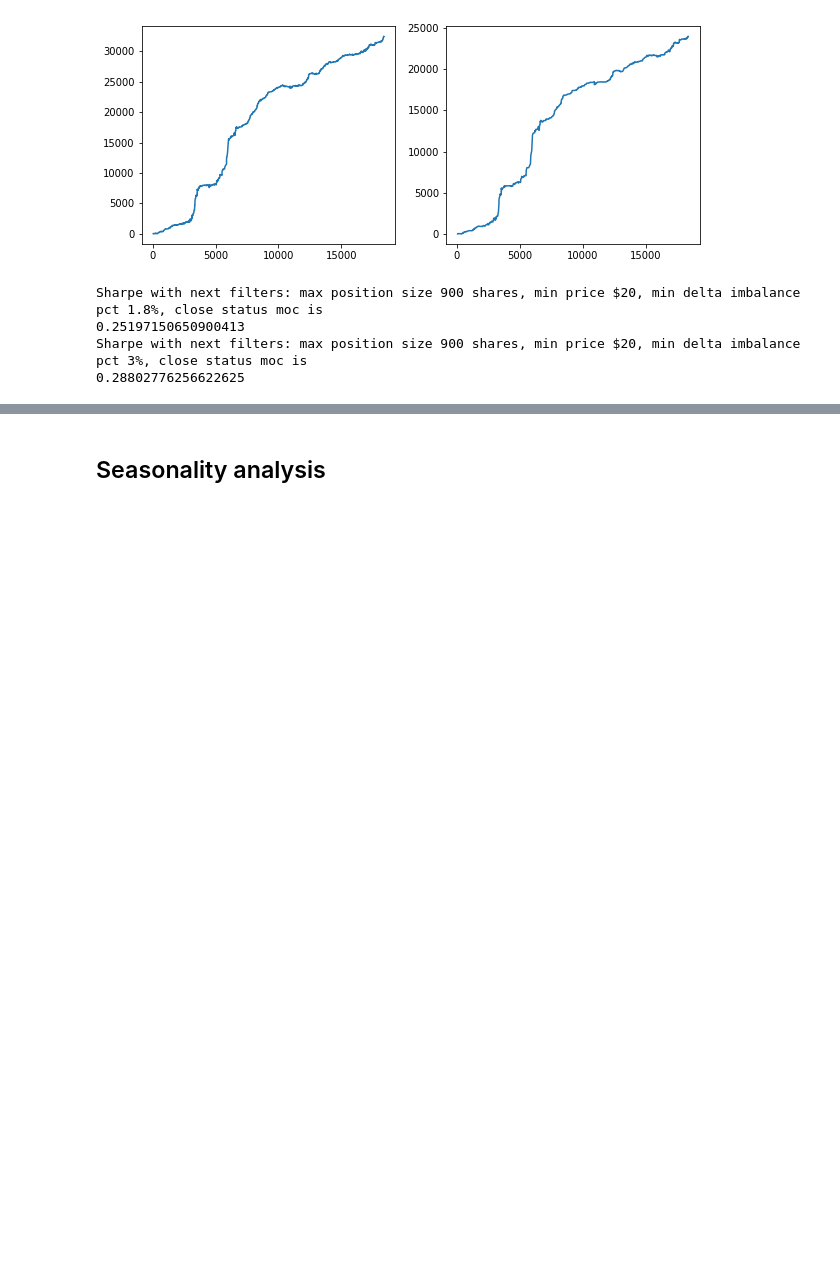
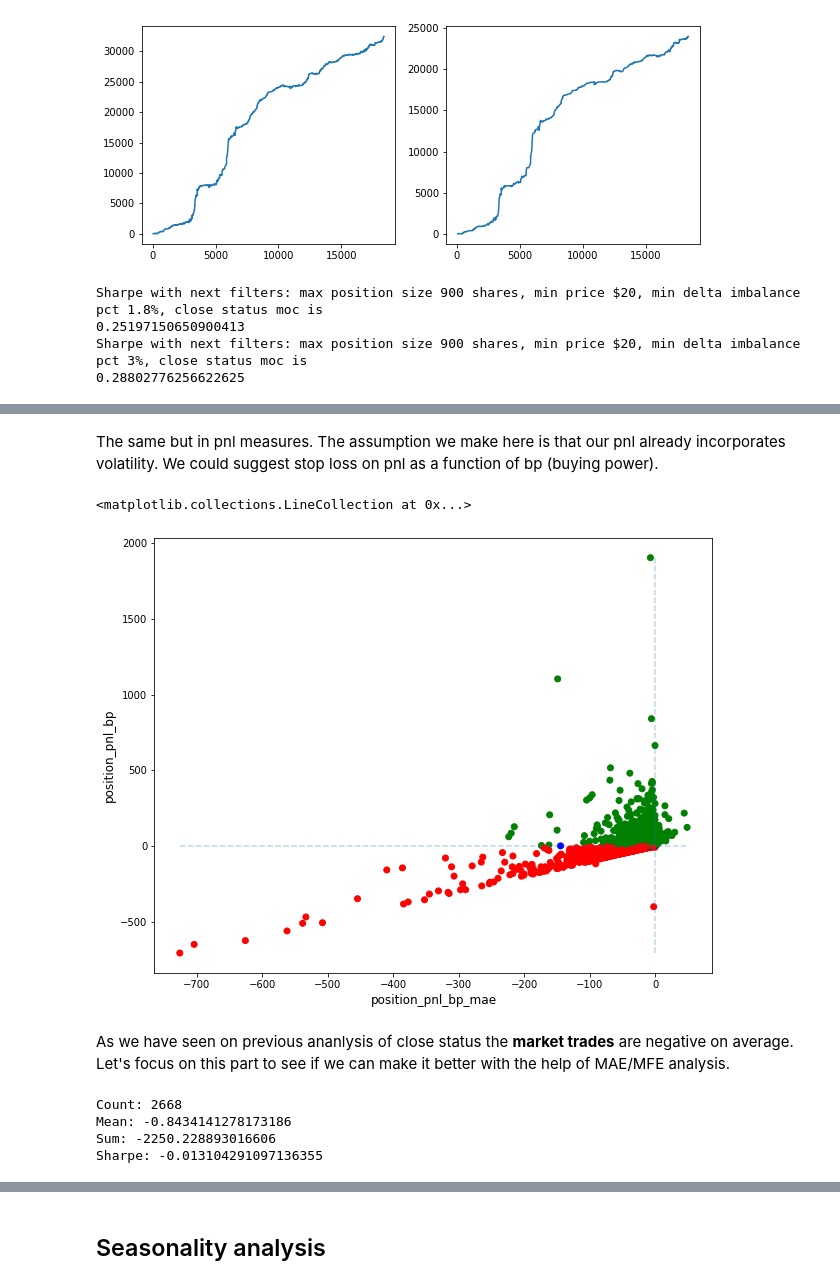
Before and after one commit to avoytkiv/moc_imbalance_flip, a Jupyter notebook: research/results.ipynb, the cells around one changed output, grey strips where cells are left out. Cells and saved outputs as stored; diff of their text form; code cells hidden in the pictures; blank space fills up the shorter version.

Commit message:
MAE/MFE analysis continuation

```diff
--- a/research/results.ipynb
+++ b/research/results.ipynb
@@ -359,0 +314,28 @@ Sharpe with next filters: max position size 900 shares, min price $20, min delta
+# %% [markdown]
+The same but in pnl measures. The assumption we make here is that our pnl already incorporates volatility. We could suggest stop loss on pnl as a function of bp (buying power).
+# %%
+df_filter_vpi['position_pnl_bp_mae'] = df_filter_vpi['delta_move_mae'] * df_filter_vpi['position_size_bp']
+df_filter_vpi['position_pnl_bp_mfe'] = df_filter_vpi['delta_move_mfe'] * df_filter_vpi['position_size_bp']
+# %%
+fig, ax = plt.subplots(1, 1, figsize=(10,8))
+xcolumn = 'position_pnl_bp_mae'
+ycolumn = 'position_pnl_bp'
+col = np.where(df_filter_vpi[ycolumn].values < 0,'r',np.where(df_filter_vpi[ycolumn].values > 0,'g','b'))
+ax.scatter(df_filter_vpi[xcolumn].values, df_filter_vpi[ycolumn].values, c=col)
+ax.set_xlabel(xcolumn, fontsize=12)
+ax.set_ylabel(ycolumn, fontsize=12)
+ax.hlines(0, df_filter_vpi[xcolumn].min(), df_filter_vpi[xcolumn].max(), linestyles='dashed', alpha=0.3)
+ax.vlines(0, df_filter_vpi[ycolumn].min(), df_filter_vpi[ycolumn].max(), linestyles='dashed', alpha=0.3)
+# %% [output]
+<matplotlib.collections.LineCollection at 0x...>
+[figure, added]
+# %% [markdown]
+As we have seen on previous ananlysis of close status the **market trades** are negative on average. Let's focus on this part to see if we can make it better with the help of MAE/MFE analysis.
+# %%
+df_filter_vpi_market = df_filter_vpi[df_filter_vpi['close_status']=='market'].copy()
+print('Count: {}\nMean: {}\nSum: {}\nSharpe: {}'.format(df_filter_vpi_market['position_pnl_bp'].count(), df_filter_vpi_market['position_pnl_bp'].mean(), df_filter_vpi_market['position_pnl_bp'].sum(), df_filter_vpi_market['position_pnl_bp'].mean()/df_filter_vpi_market['position_pnl_bp'].std()))
+# %% [output]
+Count: 2668
+Mean: -0.8434141278173186
+Sum: -2250.228893016606
+Sharpe: -0.013104291097136355
```
Also changed, not shown: parts of 38 cells of this notebook.
